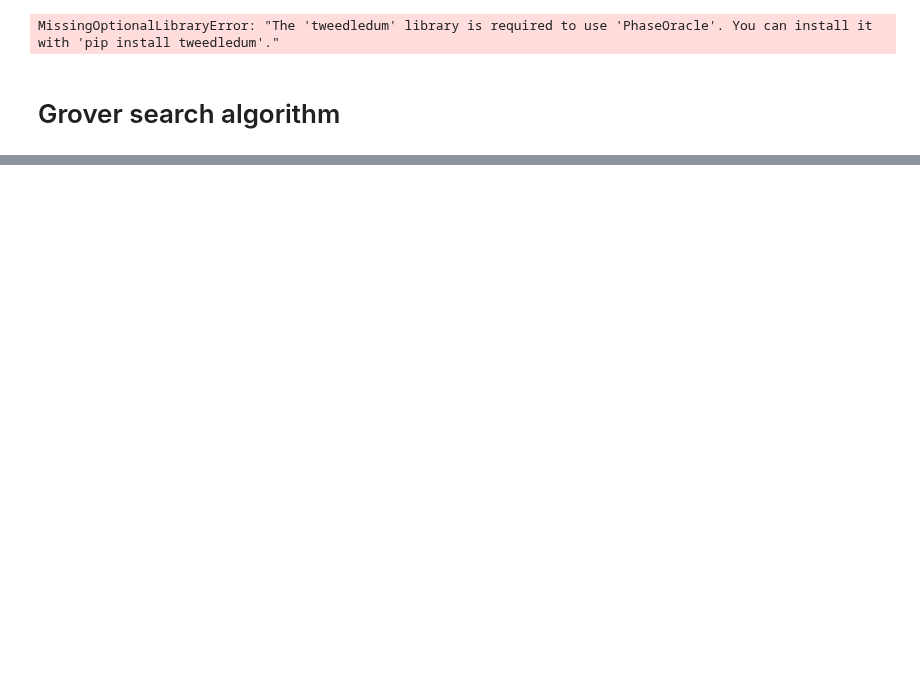
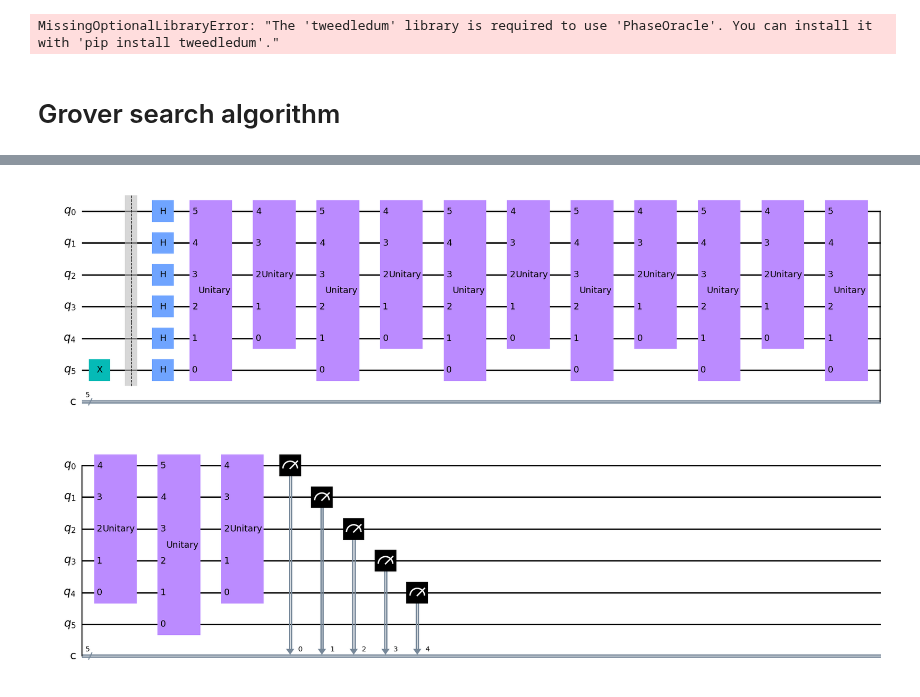
Before and after one commit to cezaris13/QuantumComputing, a Jupyter notebook: Quantum 2 lab/QuantumLab2.2.ipynb, the cells around one changed output, grey strips where cells are left out. Drawn from its saved outputs; the diff is of its cells as text; code cells hidden in the pictures; blank space fills up the shorter version.

```diff
--- a/Quantum 2 lab/QuantumLab2.2.ipynb
+++ b/Quantum 2 lab/QuantumLab2.2.ipynb
@@ -685,0 +717,4 @@ display(plot_distribution(quasi_dists, figsize=(20,10) ))
+# %%
+qc.draw('mpl', style='clifford')
+# %% [output]
+[figure, added]
```
Also changed, not shown: parts of 12 cells of this notebook, 1 other file.
